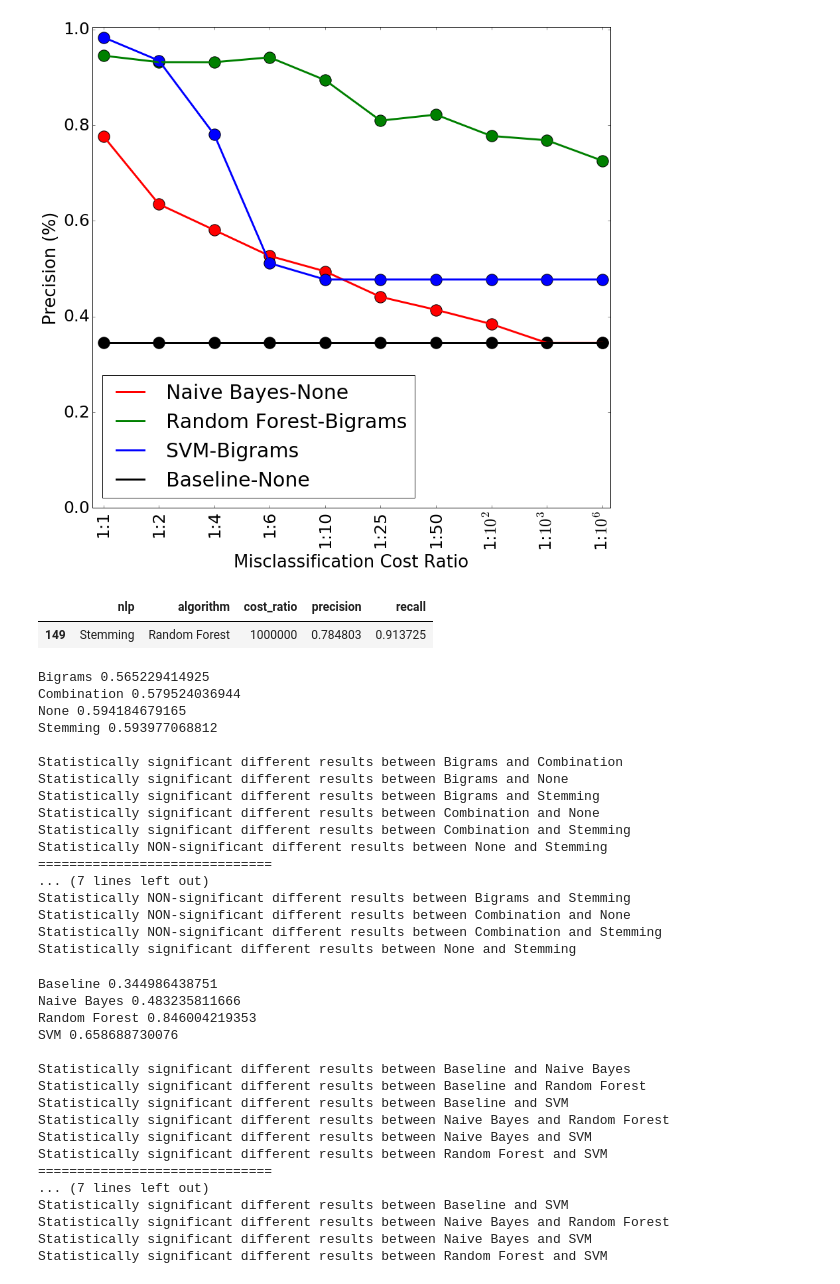
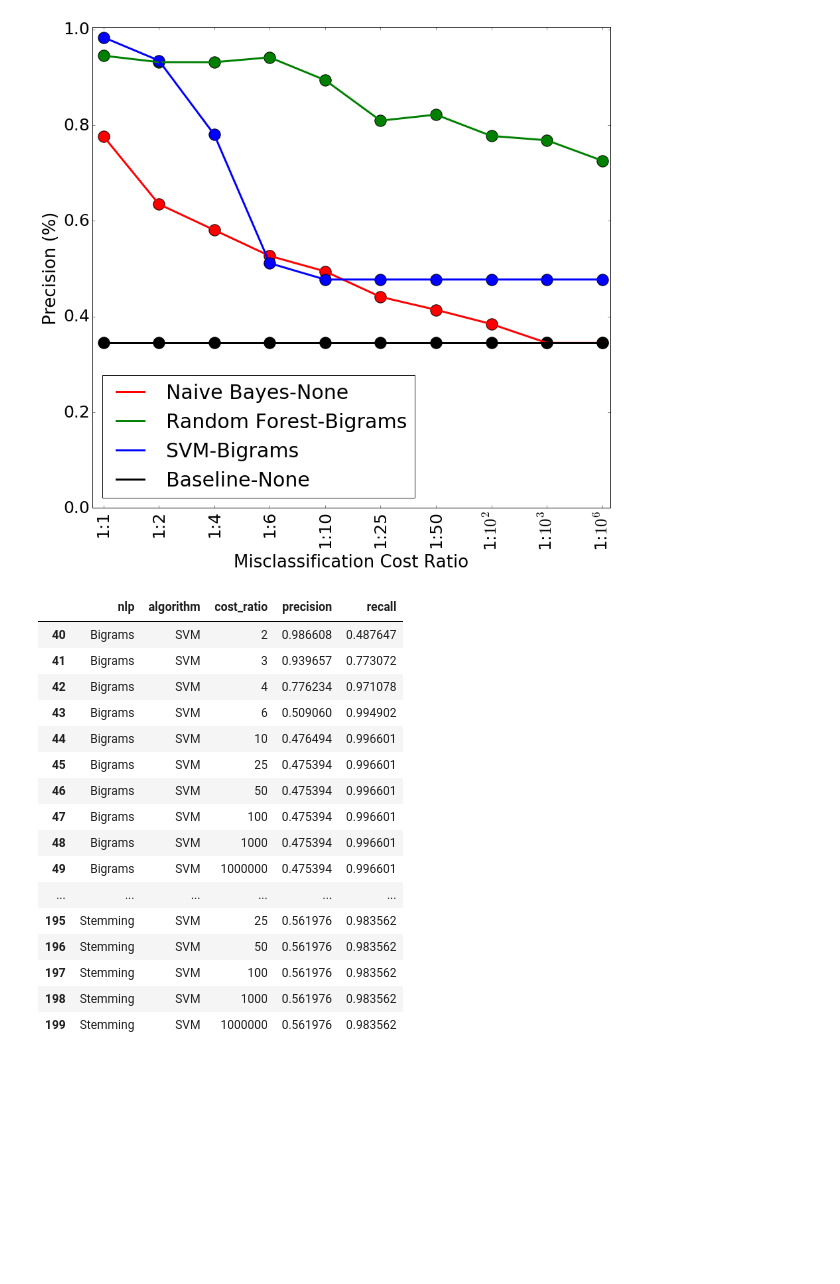
Before and after one commit to borjaeg/thete, a Jupyter notebook: Paper-Analysis.ipynb, the cells around one changed output. Cells and saved outputs as stored; diff of their text form; code cells hidden in the pictures; blank space fills up the shorter version.

```diff
--- a/Paper-Analysis.ipynb
+++ b/Paper-Analysis.ipynb
@@ -107,57 +151,23 @@ plot_image(axis_costs, precisions, title="RECALL", ylim = [0., 1.005],
            loc='lower righ', markers="<Do|")
 # %% [output]
 [figure]
-# %%
-algorithm = "Random Forest"
-nlp = "Stemming"
-important_metric = "recall"
-
-conf_data = data.loc[(data["algorithm"] == algorithm) & (data["nlp"] == nlp)]
-conf_data[conf_data["recall"] == conf_data["recall"].max()]
-# %% [output]
-|  | nlp | algorithm | cost_ratio | precision | recall |
-| 149 | Stemming | Random Forest | 1000000 | 0.784803 | 0.913725 |
-# %%
-are_different(data, 'nlp', 'precision')
-print("=" * 30)
-are_different(data, 'nlp', 'recall')
-# %% [output]
-Bigrams 0.565229414925
-Combination 0.579524036944
-None 0.594184679165
-Stemming 0.593977068812
-
-Statistically significant different results between Bigrams and Combination
-Statistically significant different results between Bigrams and None
-Statistically significant different results between Bigrams and Stemming
-Statistically significant different results between Combination and None
-Statistically significant different results between Combination and Stemming
-Statistically NON-significant different results between None and Stemming
-==============================
-... (7 lines left out)
-Statistically NON-significant different results between Bigrams and Stemming
-Statistically NON-significant different results between Combination and None
-Statistically NON-significant different results between Combination and Stemming
-Statistically significant different results between None and Stemming
-# %%
-are_different(data, 'algorithm', 'precision')
-print("=" * 30)
-are_different(data, 'algorithm', 'recall')
-# %% [output]
-Baseline 0.344986438751
-Naive Bayes 0.483235811666
-Random Forest 0.846004219353
-SVM 0.658688730076
-
-Statistically significant different results between Baseline and Naive Bayes
-Statistically significant different results between Baseline and Random Forest
-Statistically significant different results between Baseline and SVM
-Statistically significant different results between Naive Bayes and Random Forest
-Statistically significant different results between Naive Bayes and SVM
-Statistically significant different results between Random Forest and SVM
-==============================
-... (7 lines left out)
-Statistically significant different results between Baseline and SVM
-Statistically significant different results between Naive Bayes and Random Forest
-Statistically significant different results between Naive Bayes and SVM
-Statistically significant different results between Random Forest and SVM
+# %%
+data["grouped"].loc[data["grouped"]["algorithm"] == "SVM"]
+# %% [output]
+|  | nlp | algorithm | cost_ratio | precision | recall |
+| 40 | Bigrams | SVM | 2 | 0.986608 | 0.487647 |
+| 41 | Bigrams | SVM | 3 | 0.939657 | 0.773072 |
+| 42 | Bigrams | SVM | 4 | 0.776234 | 0.971078 |
+| 43 | Bigrams | SVM | 6 | 0.509060 | 0.994902 |
+| 44 | Bigrams | SVM | 10 | 0.476494 | 0.996601 |
+| 45 | Bigrams | SVM | 25 | 0.475394 | 0.996601 |
+| 46 | Bigrams | SVM | 50 | 0.475394 | 0.996601 |
+| 47 | Bigrams | SVM | 100 | 0.475394 | 0.996601 |
+| 48 | Bigrams | SVM | 1000 | 0.475394 | 0.996601 |
+| 49 | Bigrams | SVM | 1000000 | 0.475394 | 0.996601 |
+| ... | ... | ... | ... | ... | ... |
+| 195 | Stemming | SVM | 25 | 0.561976 | 0.983562 |
+| 196 | Stemming | SVM | 50 | 0.561976 | 0.983562 |
+| 197 | Stemming | SVM | 100 | 0.561976 | 0.983562 |
+| 198 | Stemming | SVM | 1000 | 0.561976 | 0.983562 |
+| 199 | Stemming | SVM | 1000000 | 0.561976 | 0.983562 |
```
Also changed, not shown: parts of 17 cells of this notebook, 4 other files.
